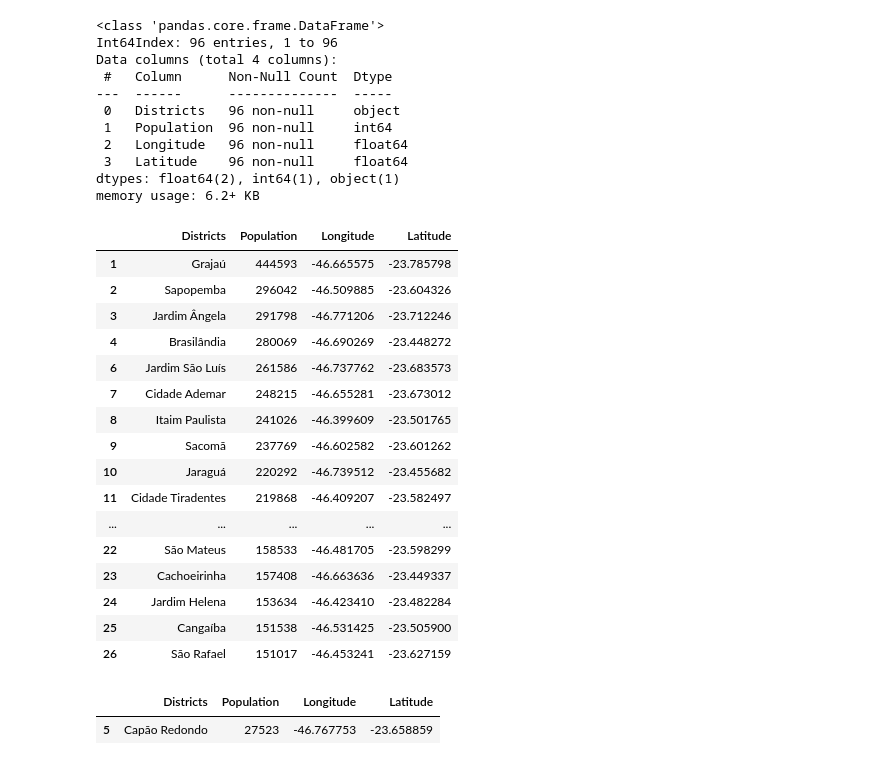
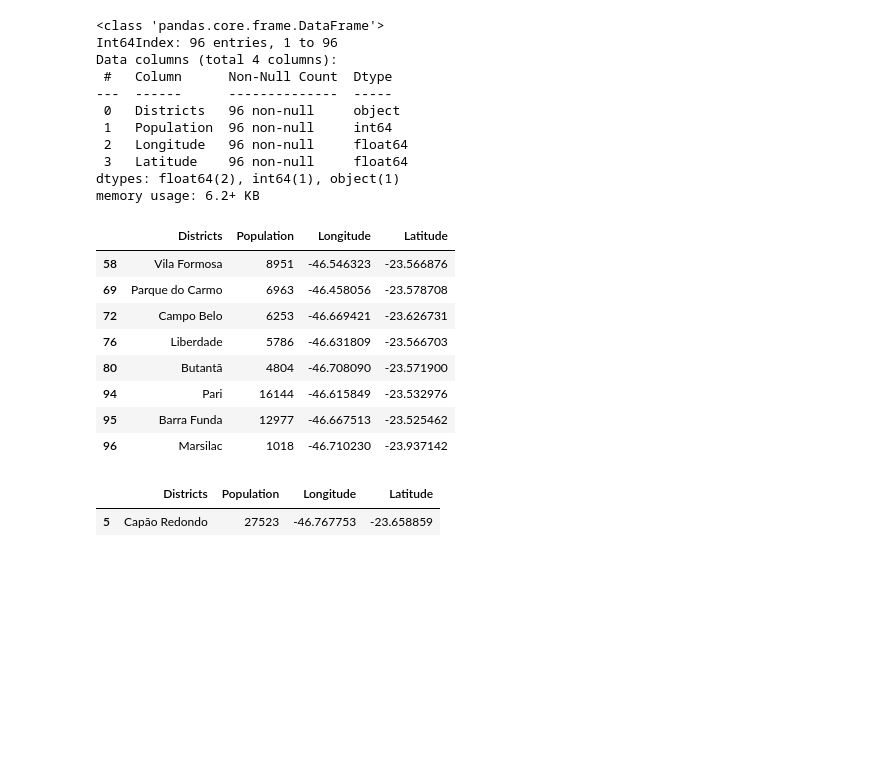
Before and after one commit to Crucciatus/learning-python, a Jupyter notebook: sp-district_firsts-steps.ipynb, the cells around one changed output. Saved outputs shown, nothing was run; the diff lists cells and outputs as text; code cells hidden in the pictures; blank space fills up the shorter version.

```diff
--- a/sp-district_firsts-steps.ipynb
+++ b/sp-district_firsts-steps.ipynb
@@ -168,27 +168,19 @@ memory usage: 6.2+ KB
 # %%
 # Após o tratamento dos dados podemos executar alguns métodos da pandas, o loc[] vai listar todos as linhas de uma
 # Coluna que respeite alguma operação lógica sobre o mesmo
 
 # listando todos os bairros com população maior que 150 mil
-spBairros.loc[spBairros['Population'] > 150000]
+spBairros.loc[spBairros['Population'] < 20000]
 # %% [output]
 |  | Districts | Population | Longitude | Latitude |
-| 1 | Grajaú | 444593 | -46.665575 | -23.785798 |
-| 2 | Sapopemba | 296042 | -46.509885 | -23.604326 |
-| 3 | Jardim Ângela | 291798 | -46.771206 | -23.712246 |
-| 4 | Brasilândia | 280069 | -46.690269 | -23.448272 |
-| 6 | Jardim São Luís | 261586 | -46.737762 | -23.683573 |
-| 7 | Cidade Ademar | 248215 | -46.655281 | -23.673012 |
-| 8 | Itaim Paulista | 241026 | -46.399609 | -23.501765 |
-| 9 | Sacomã | 237769 | -46.602582 | -23.601262 |
-| 10 | Jaraguá | 220292 | -46.739512 | -23.455682 |
-| 11 | Cidade Tiradentes | 219868 | -46.409207 | -23.582497 |
-| ... | ... | ... | ... | ... |
-| 22 | São Mateus | 158533 | -46.481705 | -23.598299 |
-| 23 | Cachoeirinha | 157408 | -46.663636 | -23.449337 |
-| 24 | Jardim Helena | 153634 | -46.423410 | -23.482284 |
-| 25 | Cangaíba | 151538 | -46.531425 | -23.505900 |
-| 26 | São Rafael | 151017 | -46.453241 | -23.627159 |
+| 58 | Vila Formosa | 8951 | -46.546323 | -23.566876 |
+| 69 | Parque do Carmo | 6963 | -46.458056 | -23.578708 |
+| 72 | Campo Belo | 6253 | -46.669421 | -23.626731 |
+| 76 | Liberdade | 5786 | -46.631809 | -23.566703 |
+| 80 | Butantã | 4804 | -46.708090 | -23.571900 |
+| 94 | Pari | 16144 | -46.615849 | -23.532976 |
+| 95 | Barra Funda | 12977 | -46.667513 | -23.525462 |
+| 96 | Marsilac | 1018 | -46.710230 | -23.937142 |
 # %%
 # podemos usar várias operações com o loc
 n = spBairros.loc[spBairros['Population'] < 150000]
```
Also changed, not shown: parts of 1 cell of this notebook.
